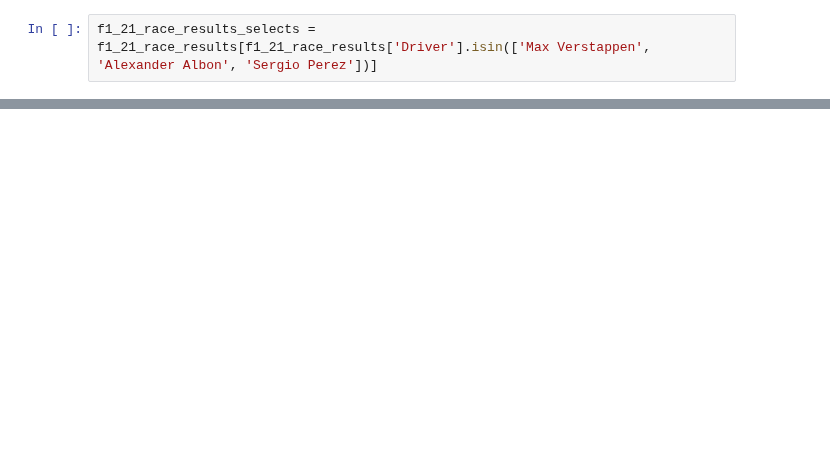
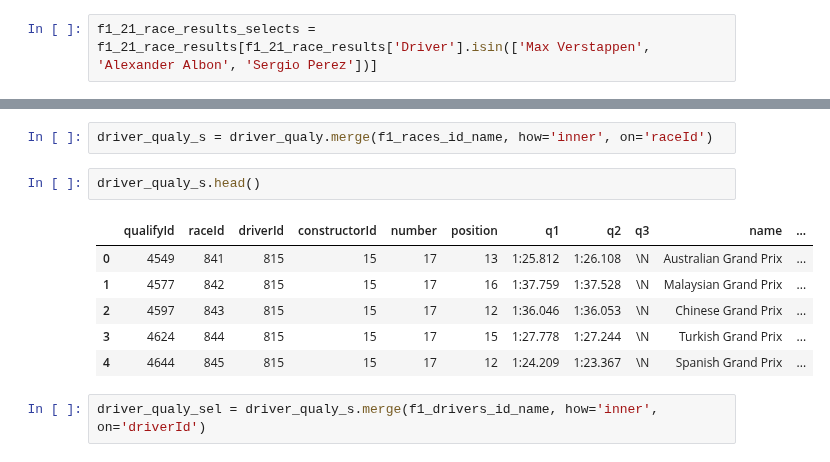
Before and after one commit to GeorgeToma99/f1_capstone_da12_georgetoma, a Jupyter notebook: notebooks/python/f1_explore.ipynb, the cells around one changed output, grey strips where cells are left out. Cells and saved outputs as stored; diff of their text form; blank space fills up the shorter version.

```diff
--- a/notebooks/python/f1_explore.ipynb
+++ b/notebooks/python/f1_explore.ipynb
@@ -188,0 +283,13 @@ f1_24_race_results_selects.head()
+# %%
+driver_qualy_s = driver_qualy.merge(f1_races_id_name, how='inner', on='raceId')
+# %%
+driver_qualy_s.head()
+# %% [output]
+|  | qualifyId | raceId | driverId | constructorId | number | position | q1 | q2 | q3 | name | ... |
+| 0 | 4549 | 841 | 815 | 15 | 17 | 13 | 1:25.812 | 1:26.108 | \N | Australian Grand Prix | ... |
+| 1 | 4577 | 842 | 815 | 15 | 17 | 16 | 1:37.759 | 1:37.528 | \N | Malaysian Grand Prix | ... |
+| 2 | 4597 | 843 | 815 | 15 | 17 | 12 | 1:36.046 | 1:36.053 | \N | Chinese Grand Prix | ... |
+| 3 | 4624 | 844 | 815 | 15 | 17 | 15 | 1:27.778 | 1:27.244 | \N | Turkish Grand Prix | ... |
+| 4 | 4644 | 845 | 815 | 15 | 17 | 12 | 1:24.209 | 1:23.367 | \N | Spanish Grand Prix | ... |
+# %%
+driver_qualy_sel = driver_qualy_s.merge(f1_drivers_id_name, how='inner', on='driverId')
```
Also changed, not shown: parts of 25 cells of this notebook.
